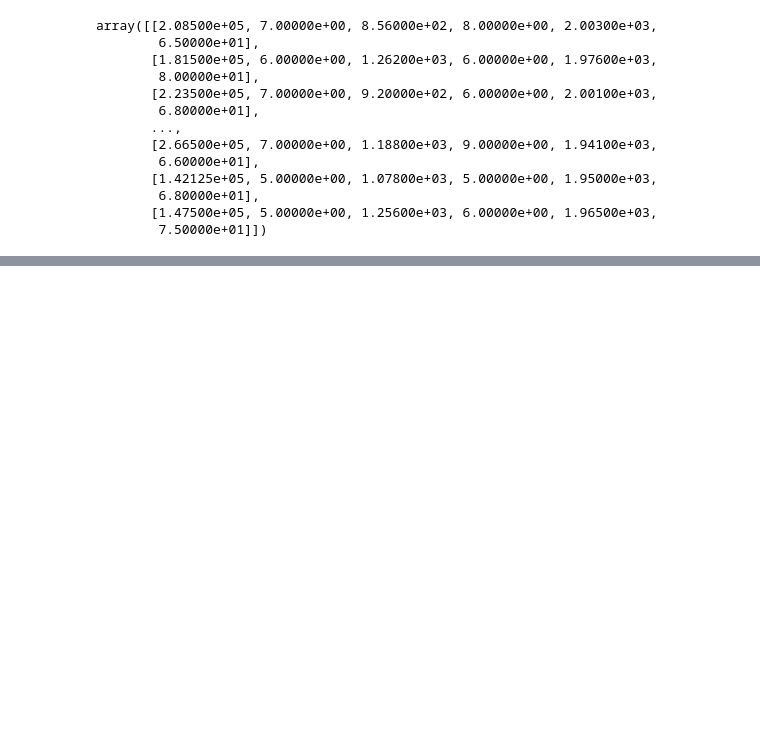
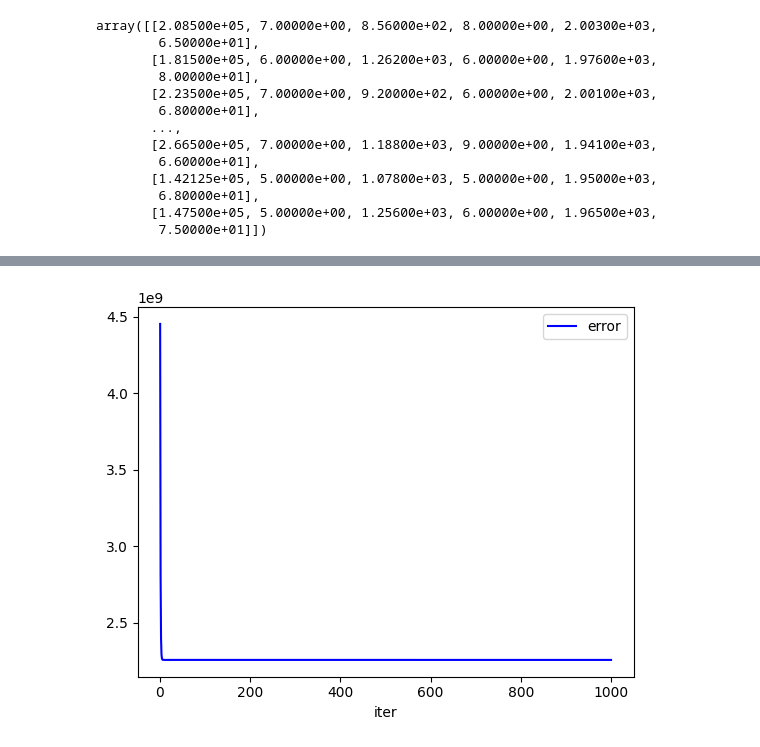
Before and after one commit to am23006810/CienciaDeDatosEnPython-Proyecto01, a Jupyter notebook: Proyecto_01.ipynb, the cells around one changed output, grey strips where cells are left out. Saved outputs shown, nothing was run; the diff lists cells and outputs as text; code cells hidden in the pictures; blank space fills up the shorter version.

```diff
--- a/Proyecto_01.ipynb
+++ b/Proyecto_01.ipynb
@@ -114,0 +238,4 @@ Corr LotFrontage: 0.3242649360606402
+# %%
+x, y = Proyecto.definirXY("1stFlrSF", "SalePrice")
+# %%
+iteration_df = Proyecto.regresion_lineal(x,y,1000,0.000001,120000,5,100)
@@ -114,0 +253,4 @@ Corr LotFrontage: 0.3242649360606402
+# %%
+Proyecto.graficar_iter(iteration_df)
+# %% [output]
+[figure, added]
```
Also changed, not shown: parts of 17 cells of this notebook, 1 other file.
